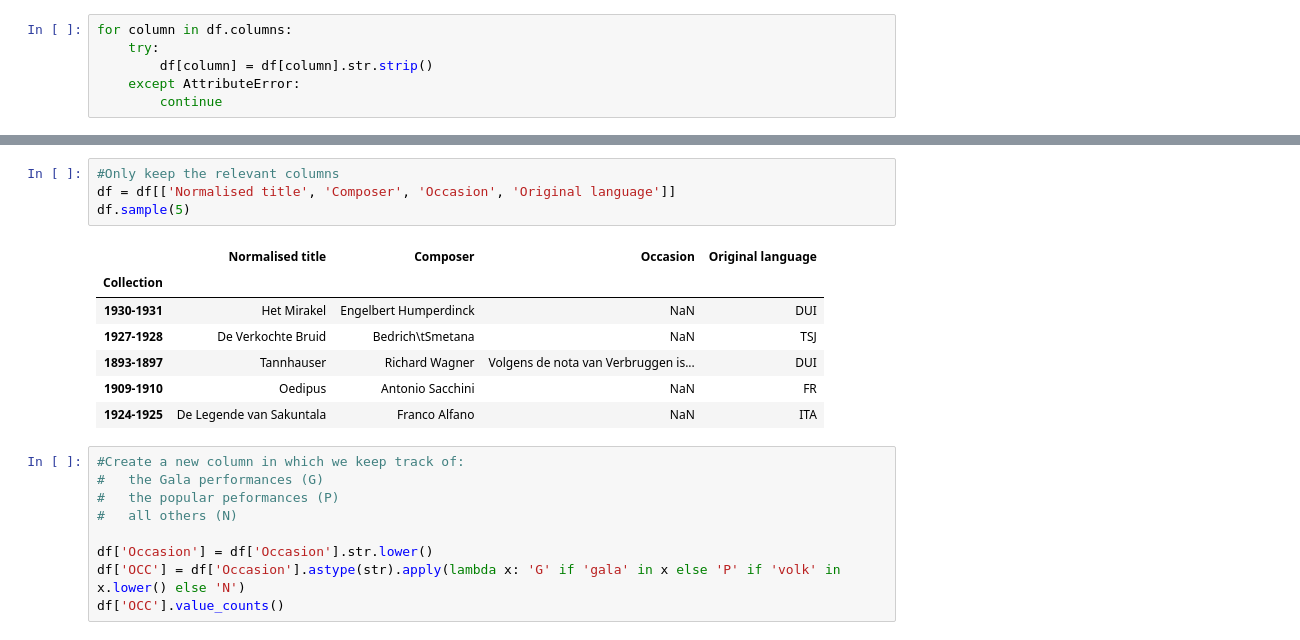
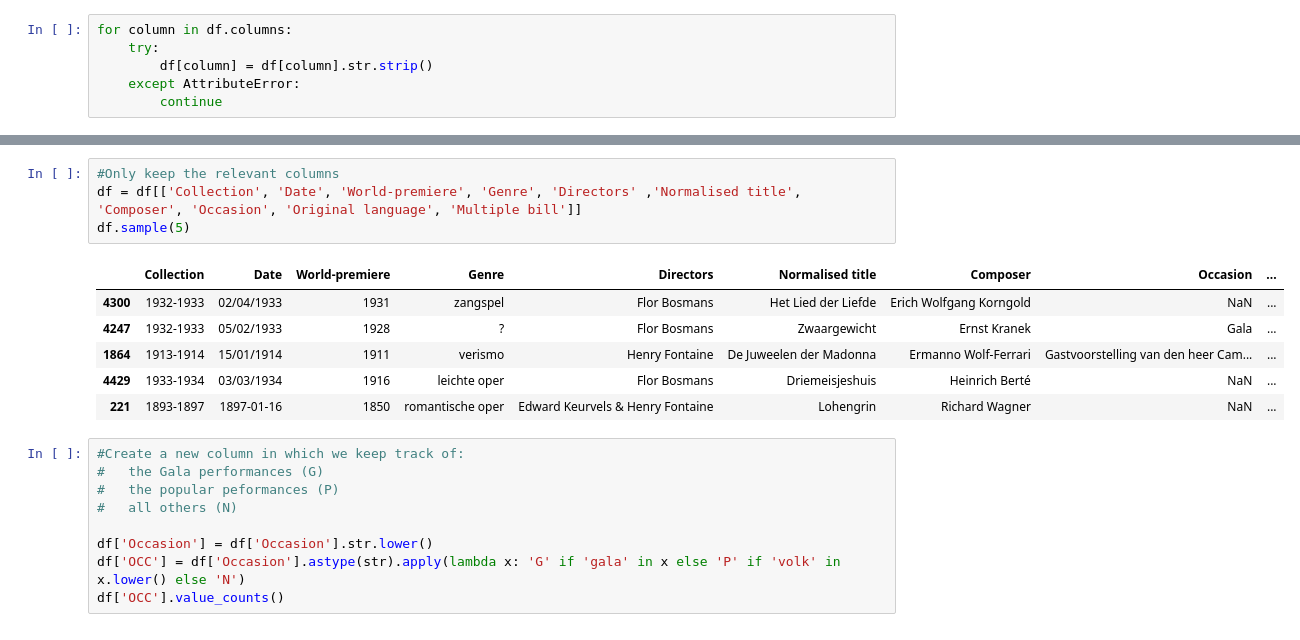
Before and after one commit to MonaDT/OPERA, a Jupyter notebook: notebooks/DF_prep_poisson.ipynb, the cells around one changed output, grey strips where cells are left out. Saved outputs shown, nothing was run; the diff lists cells and outputs as text.

```diff
--- a/notebooks/DF_prep_poisson.ipynb
+++ b/notebooks/DF_prep_poisson.ipynb
@@ -17,15 +24,14 @@ df = df.set_index('Collection')
 # %%
 #Only keep the relevant columns
-df = df[['Normalised title', 'Composer', 'Occasion', 'Original language']]
+df = df[['Collection', 'Date', 'World-premiere', 'Genre', 'Directors' ,'Normalised title', 'Composer', 'Occasion', 'Original language', 'Multiple bill']]
 df.sample(5)
 # %% [output]
-|  | Normalised title | Composer | Occasion | Original language |
-| Collection |  |  |  |  |
-| 1930-1931 | Het Mirakel | Engelbert Humperdinck | NaN | DUI |
-| 1927-1928 | De Verkochte Bruid | Bedrich\tSmetana | NaN | TSJ |
-| 1893-1897 | Tannhauser | Richard Wagner | Volgens de nota van Verbruggen is... | DUI |
-| 1909-1910 | Oedipus | Antonio Sacchini | NaN | FR |
-| 1924-1925 | De Legende van Sakuntala | Franco Alfano | NaN | ITA |
+|  | Collection | Date | World-premiere | Genre | Directors | Normalised title | Composer | Occasion | ... |
+| 4300 | 1932-1933 | 02/04/1933 | 1931 | zangspel | Flor Bosmans | Het Lied der Liefde | Erich Wolfgang Korngold | NaN | ... |
+| 4247 | 1932-1933 | 05/02/1933 | 1928 | ? | Flor Bosmans | Zwaargewicht | Ernst Kranek | Gala | ... |
+| 1864 | 1913-1914 | 15/01/1914 | 1911 | verismo | Henry Fontaine | De Juweelen der Madonna | Ermanno Wolf-Ferrari | Gastvoorstelling van den heer Cam... | ... |
+| 4429 | 1933-1934 | 03/03/1934 | 1916 | leichte oper | Flor Bosmans | Driemeisjeshuis | Heinrich Berté | NaN | ... |
+| 221 | 1893-1897 | 1897-01-16 | 1850 | romantische oper | Edward Keurvels & Henry Fontaine | Lohengrin | Richard Wagner | NaN | ... |
 # %%
 #Create a new column in which we keep track of:
 #   the Gala performances (G)
```
Also changed, not shown: parts of 7 cells of this notebook, 2 other files.
